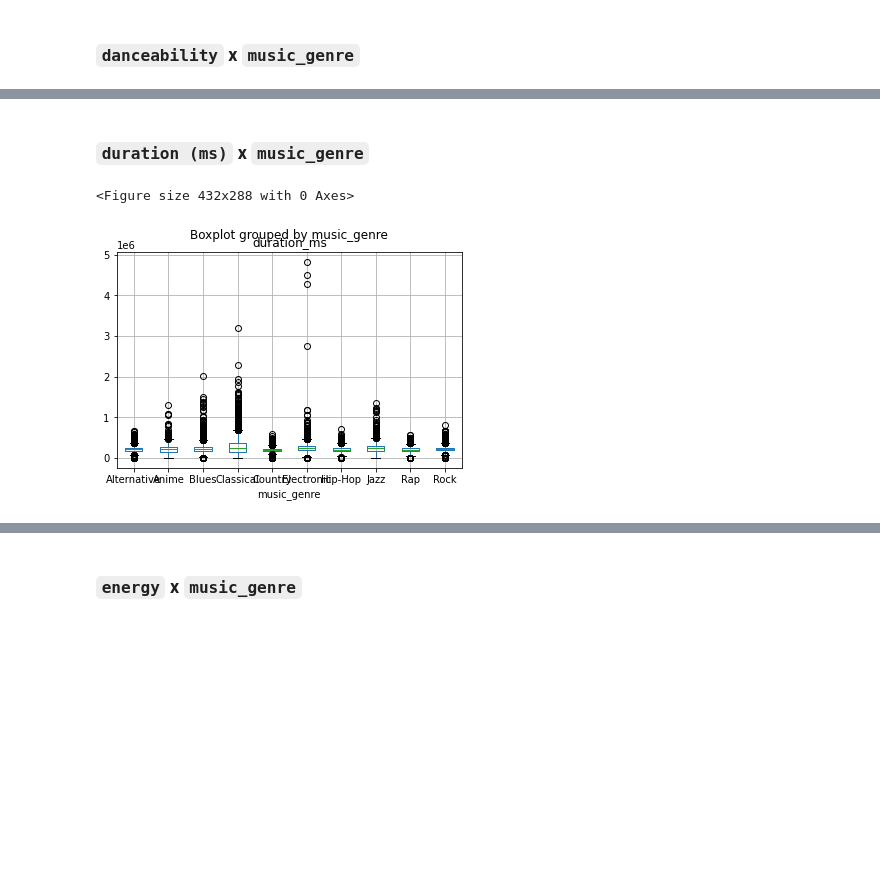
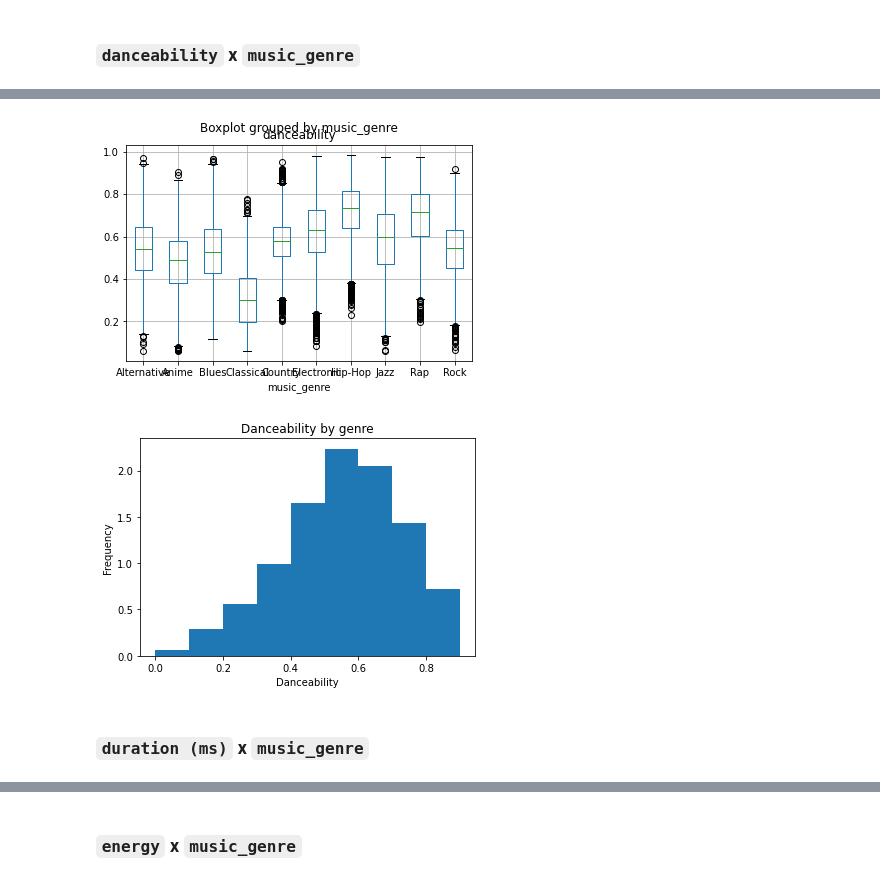
Before and after one commit to Gabriela321733/Projeto_2_Cdados, a Jupyter notebook: dados.ipynb, the cells around one changed output, grey strips where cells are left out. Cells and saved outputs as stored; diff of their text form; code cells hidden in the pictures; blank space fills up the shorter version.

```diff
--- a/dados.ipynb
+++ b/dados.ipynb
@@ -79,9 +104,15 @@ boxplot = df.boxplot(column='danceability', by='music_genre')
+# %%
+boxplot = df.boxplot(column='danceability', by='music_genre')
+# plot a histogram of the danceability and aply the density function and label the axis
+plt.figure()
+faixa = np.arange(0, 1, 0.1)
+plt.hist(df['danceability'],bins= faixa, density=True, label='danceability')
+plt.xlabel('Danceability')
+plt.ylabel('Frequency')
+plt.title('Danceability by genre')
+plt.show()
+# %% [output]
+[figure, added]
+[figure, added]
 # %% [markdown]
 ### `duration (ms)` x `music_genre`
-# %%
-plt.figure()
-boxplot = df.boxplot(column='duration_ms', by='music_genre')
-plt.show()
-# %% [output]
-<Figure size 432x288 with 0 Axes>
-[figure, removed]
```
Also changed, not shown: parts of 22 cells of this notebook.
